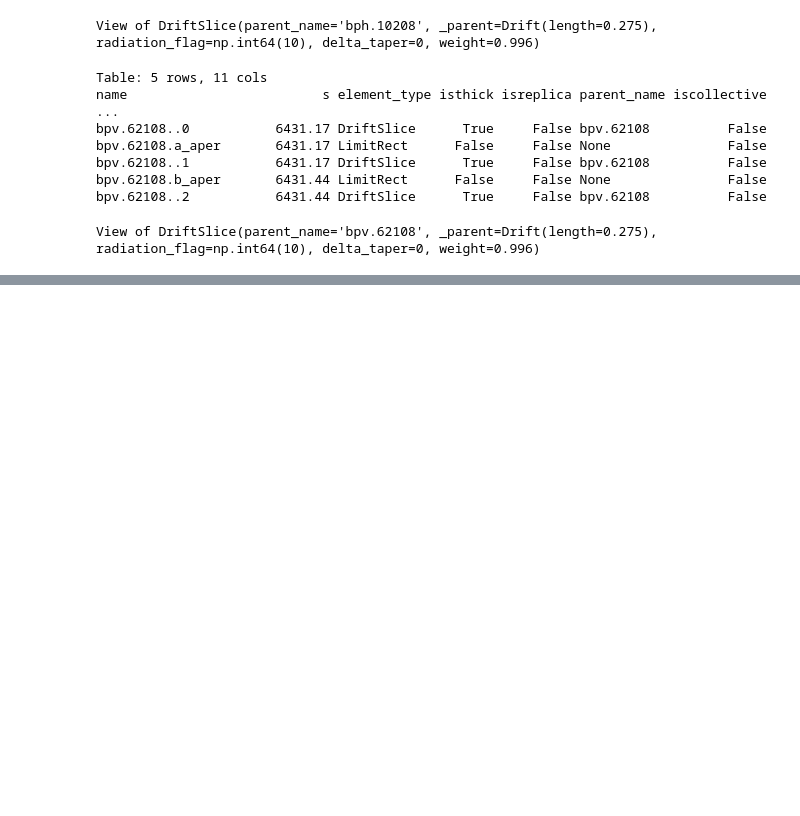
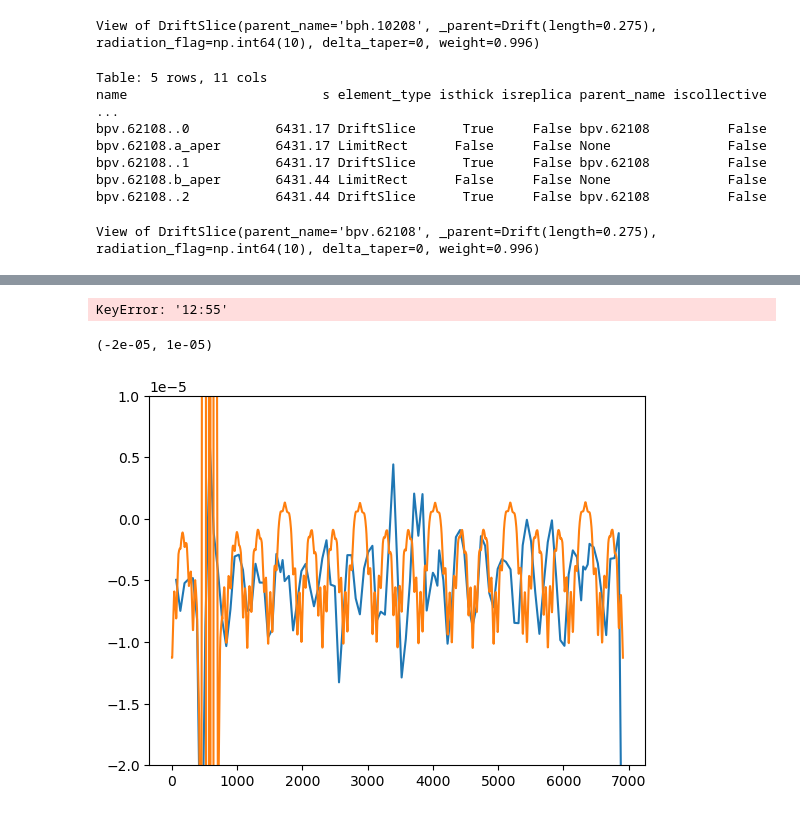
Before and after one commit to lisepauwels/sps_simulations, a Jupyter notebook: MD_analysis/bump_installation_test.ipynb, the cells around one changed output, grey strips where cells are left out. Cells and saved outputs as stored; diff of their text form; code cells hidden in the pictures; blank space fills up the shorter version.

Commit message:
bump analysis

```diff
--- a/MD_analysis/bump_installation_test.ipynb
+++ b/MD_analysis/bump_installation_test.ipynb
@@ -368,0 +562,36 @@ _end_point              6911.5   -1.1268e-05  -2.02305e-07   2.64263e-07  -1.978
+# %%
+data_test = load_bpm_file_data(Path(directory_coll, 'ORBIT_SPSRING_2025-04-30_12-53-55_MD5_CY2_TR0.data.gz'))
+# %%
+tt=line.get_table()
+bpms_hor_in_line = []
+s_arr = []
+for bpm in data_test['orbit'].bpms_hor:
+    if len(tt.rows[f'.*{bpm}.*'].name)>0:
+        bpms_hor_in_line.append(bpm)
+        if bpm in tt.rows[f'.*{bpm}.*'].name:
+            s_arr.append(line.get_s_position(bpm))
+        else:
+            s_arr.append(line.get_s_position(f'{bpm}..0') + line[f'{bpm}..0']._parent.length/2)
+# %%
+data_with_bump = {
+    '12:48' : load_bpm_file_data(Path(directory_coll, 'ORBIT_SPSRING_2025-04-30_12-48-20_MD5_CY5_TR0.data.gz')),
+    '13:04' : load_bpm_file_data(Path(directory_coll, 'ORBIT_SPSRING_2025-04-30_13-04-26_MD5_CY6_TR0.data.gz')),
+    '13:20:30' : load_bpm_file_data(Path(directory_coll, 'ORBIT_SPSRING_2025-04-30_13-20-32_MD5_CY27_TR0.data.gz')),
+}
+
+hor_pos = {time : data_with_bump[time]['orbit'].restr_orbit_plane(bpms_hor_in_line) for time in data_with_bump}
+# %%
+hor_pos = {'12:48' : data_with_bump['12:48']['orbit'].restr_orbit_plane(bpms_hor_in_line),
+           '12:55' : data_with_bump['12:55']['orbit'].restr_orbit_plane(bpms_hor_in_line),
+           '13:04' : data_with_bump['13:04']['orbit'].restr_orbit_plane(bpms_hor_in_line),
+           '13:20:30' : data_with_bump['13:20:30']['orbit'].restr_orbit_plane(bpms_hor_in_line)}
+# %% [output]
+KeyError: '12:55'
+# %%
+plt.figure()
+plt.plot(s_arr, hor_pos*1e-9+ak.mean(tw.x))
+plt.plot(tw.s, tw.x)
+plt.ylim(-2e-5, 1e-5)
+# %% [output]
+(-2e-05, 1e-05)
+[figure, added]
```
Also changed, not shown: parts of 28 cells of this notebook, 1 other file.
